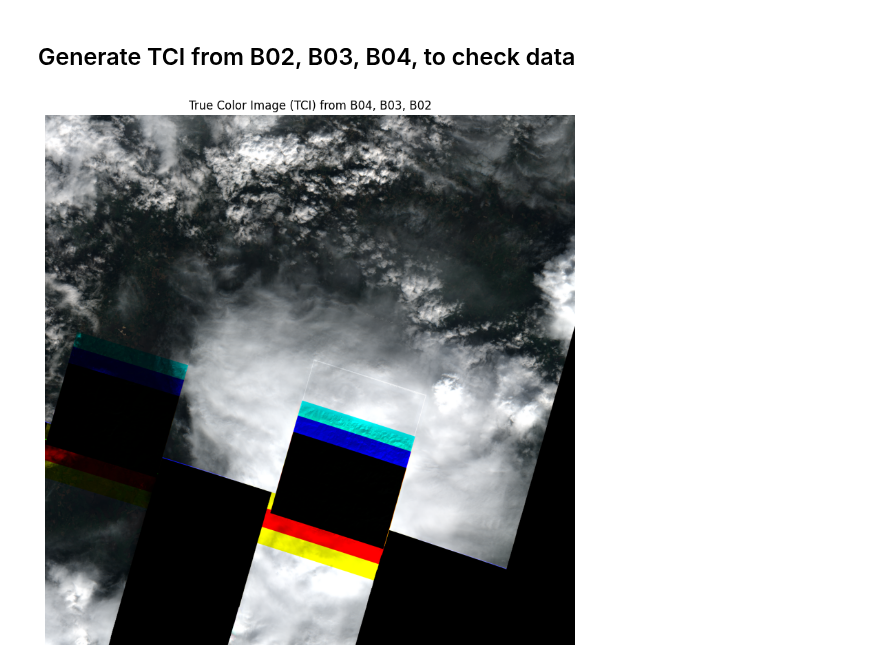
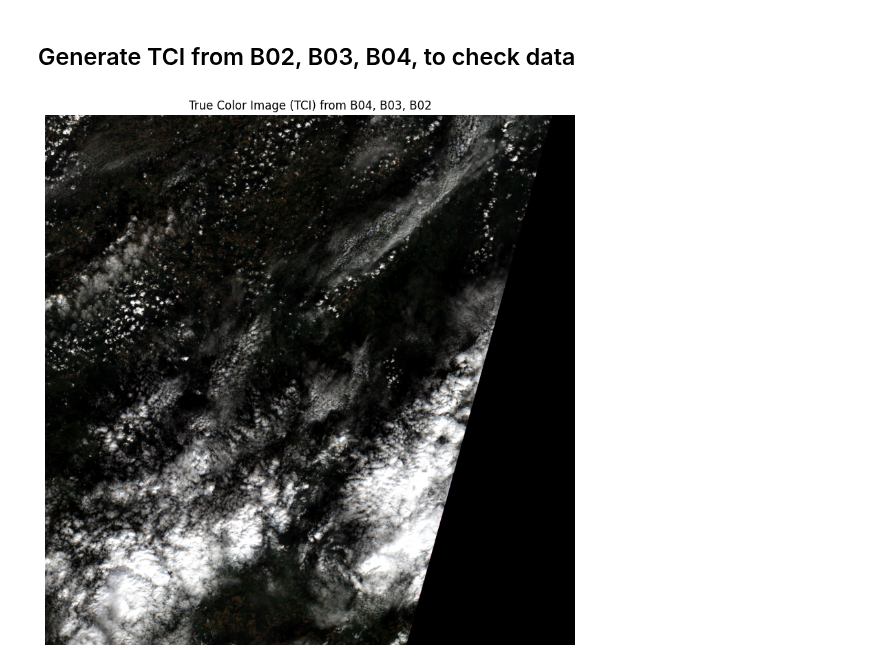
Before and after one commit to sebastien-tetaud/sentinel-2-ai-processor, a Jupyter notebook: dataset/notebook/prepare-dataset-v2.ipynb, the cells around one changed output. Cells and saved outputs as stored; diff of their text form; code cells hidden in the pictures.

```diff
--- a/dataset/notebook/prepare-dataset-v2.ipynb
+++ b/dataset/notebook/prepare-dataset-v2.ipynb
@@ -555,8 +555,8 @@ DATASET_VERSION = "V2"
 TRAIN_DIR = f"/mnt/disk/dataset/sentinel-ai-processor/{DATASET_VERSION}/train/"
 VAL_DIR = f"/mnt/disk/dataset/sentinel-ai-processor/{DATASET_VERSION}/val/"
 TEST_DIR = f"/mnt/disk/dataset/sentinel-ai-processor/{DATASET_VERSION}/test/"
-df = pd.read_csv(f"{TEST_DIR}/target.csv")
-df["target_path"] = df["Name"].apply(lambda x: os.path.join(TEST_DIR, "target", os.path.basename(x).replace(".SAFE","")))
+df = pd.read_csv(f"{TEST_DIR}/input.csv")
+df["path"] = df["Name"].apply(lambda x: os.path.join(TEST_DIR, "input", os.path.basename(x).replace(".SAFE","")))
 # %%
 def normalize(band, lower_percent=2, upper_percent=98):
     """
@@ -608,25 +608,25 @@ def read_images(product_paths):
 
     return images
 # %%
-product_paths = natsort.natsorted(glob.glob(os.path.join(df["target_path"].sample(axis=0).values[0], "*.png"), recursive=False))
+product_paths = natsort.natsorted(glob.glob(os.path.join(df["path"][500], "*.png"), recursive=False))
 images = read_images(product_paths)
 blue = np.array(Image.open(product_paths[0]))
 green = np.array(Image.open(product_paths[1]))
 red = np.array(Image.open(product_paths[2]))
 
 # Normalize each band
 red_norm = normalize(red)
 green_norm = normalize(green)
 blue_norm = normalize(blue)
 
 # Stack into RGB image
 rgb = np.dstack((red_norm, green_norm, blue_norm))
 
 # Display
 plt.figure(figsize=(10, 10))
 plt.imshow(rgb)
 plt.title("True Color Image (TCI) from B04, B03, B02")
 plt.axis('off')
 plt.show()
 # %% [output]
-[figure, old version]
+[figure, new version]
```
Also changed, not shown: parts of 1 cell of this notebook, 7 other files.
